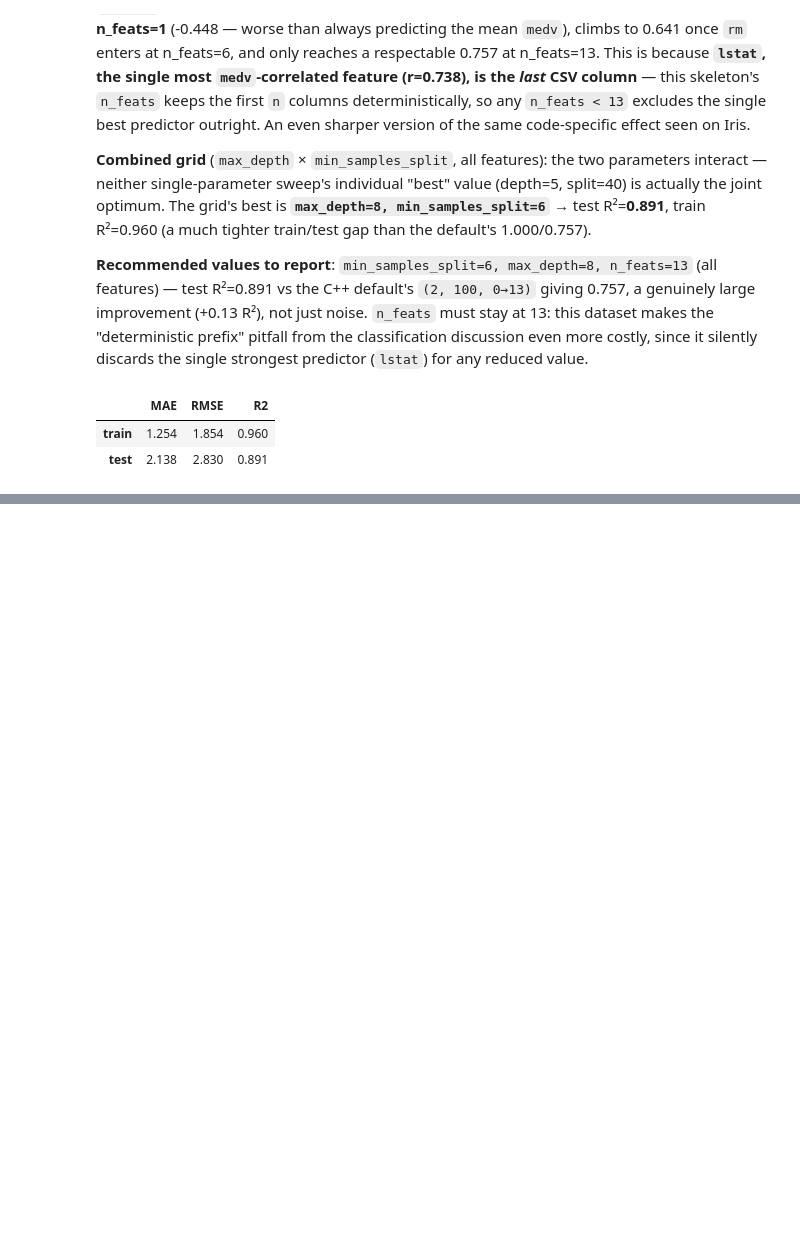
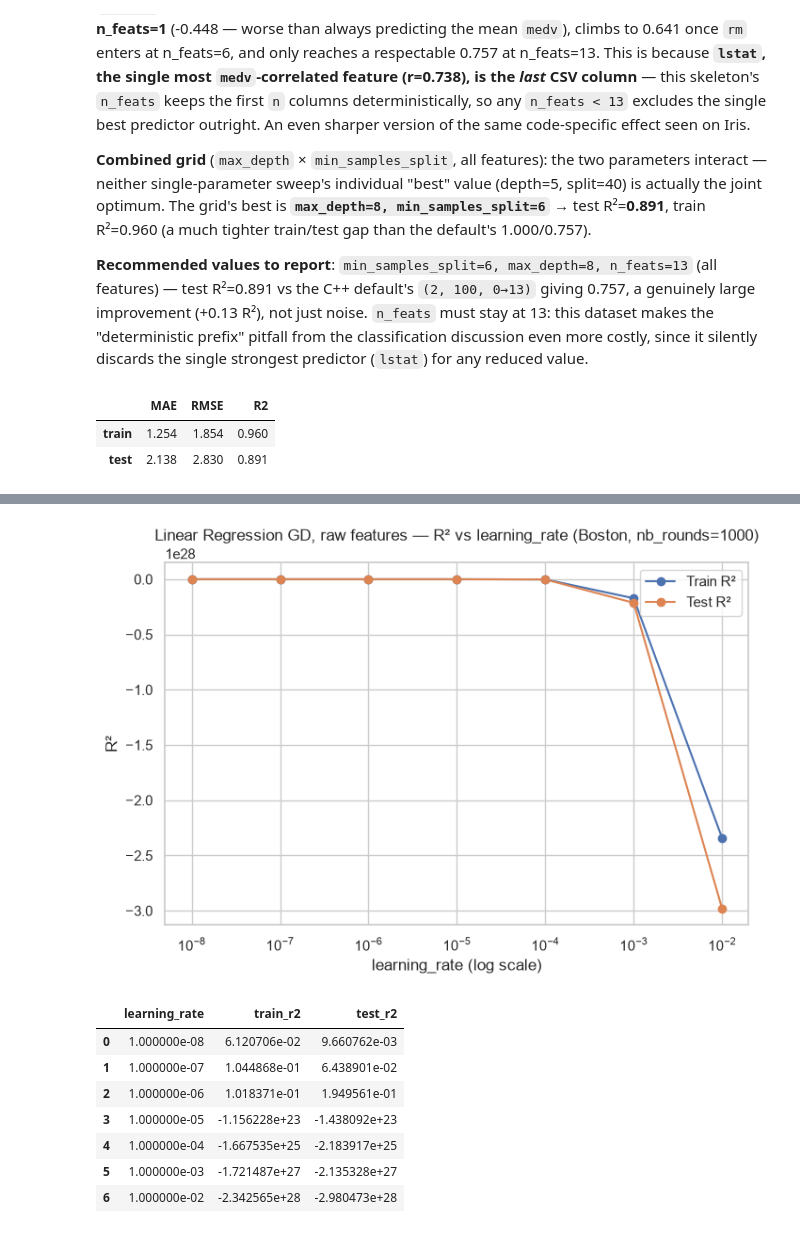
Before and after one commit to Pierrafrom/ml-lab-1, a Jupyter notebook: notebooks/boston_housing_exploration.ipynb, the cells around one changed output, grey strips where cells are left out. Cells and saved outputs as stored; diff of their text form; code cells hidden in the pictures; blank space fills up the shorter version.

```diff
--- a/notebooks/boston_housing_exploration.ipynb
+++ b/notebooks/boston_housing_exploration.ipynb
@@ -416,0 +452,45 @@ pd.DataFrame(
+# %%
+from sklearn.linear_model import SGDRegressor
+
+
+def make_sgd_linreg(learning_rate: float, nb_rounds: int) -> SGDRegressor:
+    return SGDRegressor(
+        loss="squared_error",
+        penalty=None,
+        learning_rate="constant",
+        eta0=learning_rate,
+        max_iter=nb_rounds,
+        random_state=42,
+    )
+
+
+gd_learning_rates = [1e-8, 1e-7, 1e-6, 1e-5, 1e-4, 1e-3, 1e-2]
+train_r2_gdlr, test_r2_gdlr = [], []
+
+for lr in gd_learning_rates:
+    model = make_sgd_linreg(lr, 1000)
+    model.fit(X_train, y_train)
+    train_r2_gdlr.append(model.score(X_train, y_train))
+    test_r2_gdlr.append(model.score(X_test, y_test))
+
+plt.figure(figsize=(8, 5))
+plt.plot(gd_learning_rates, train_r2_gdlr, marker="o", label="Train R²")
+plt.plot(gd_learning_rates, test_r2_gdlr, marker="o", label="Test R²")
+plt.xscale("log")
+plt.xlabel("learning_rate (log scale)")
+plt.ylabel("R²")
+plt.title("Linear Regression GD, raw features — R² vs learning_rate (Boston, nb_rounds=1000)")
+plt.legend()
+plt.show()
+
+pd.DataFrame({"learning_rate": gd_learning_rates, "train_r2": train_r2_gdlr, "test_r2": test_r2_gdlr})
+# %% [output]
+[figure, added]
+|  | learning_rate | train_r2 | test_r2 |
+| 0 | 1.000000e-08 | 6.120706e-02 | 9.660762e-03 |
+| 1 | 1.000000e-07 | 1.044868e-01 | 6.438901e-02 |
+| 2 | 1.000000e-06 | 1.018371e-01 | 1.949561e-01 |
+| 3 | 1.000000e-05 | -1.156228e+23 | -1.438092e+23 |
+| 4 | 1.000000e-04 | -1.667535e+25 | -2.183917e+25 |
+| 5 | 1.000000e-03 | -1.721487e+27 | -2.135328e+27 |
+| 6 | 1.000000e-02 | -2.342565e+28 | -2.980473e+28 |
```
Also changed, not shown: parts of 9 cells of this notebook.
